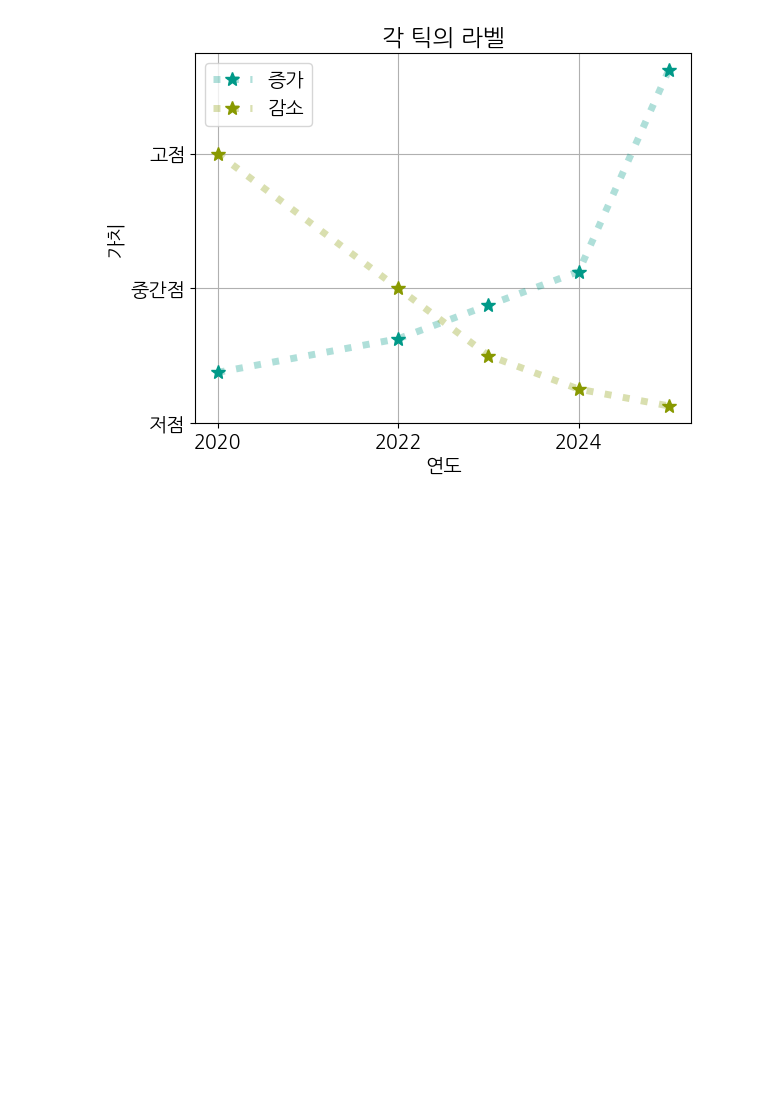
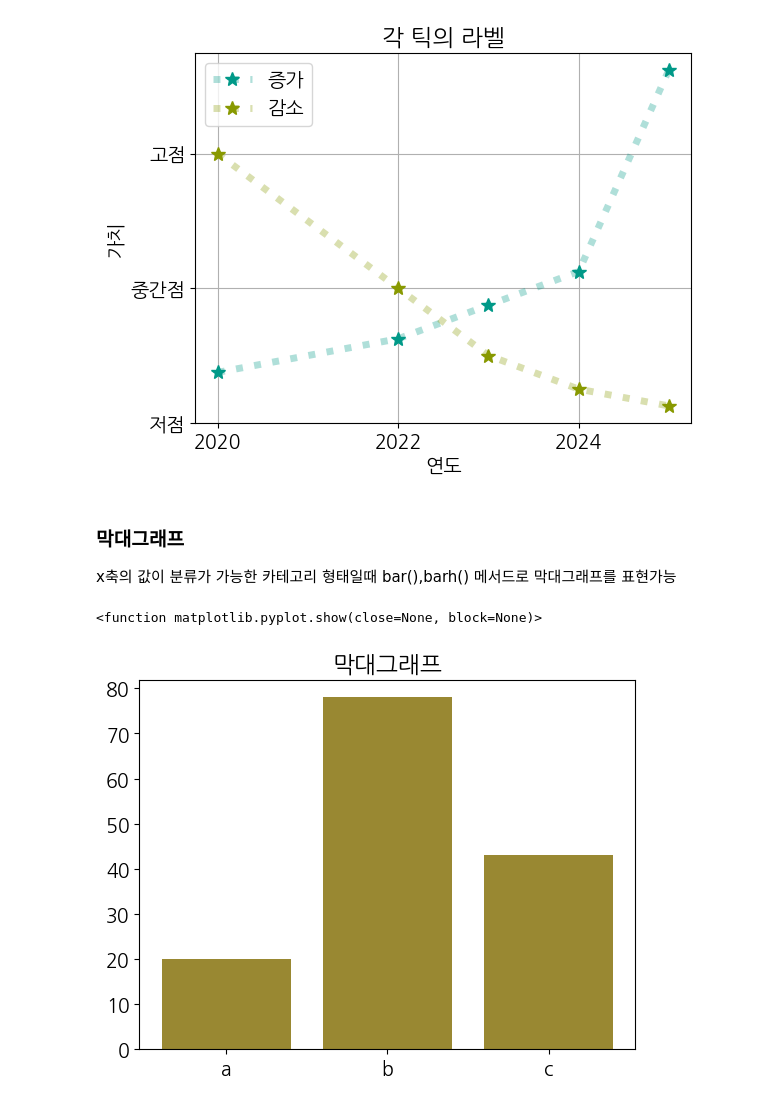
Before and after one commit to jaeheon1995/myPython, a Jupyter notebook: visualize-data.ipynb, the cells around one changed output. Saved outputs shown, nothing was run; the diff lists cells and outputs as text; code cells hidden in the pictures; blank space fills up the shorter version.

```diff
--- a/visualize-data.ipynb
+++ b/visualize-data.ipynb
@@ -213,3 +213,13 @@ plt.show
 # %% [output]
 <function matplotlib.pyplot.show(close=None, block=None)>
 [figure]
+# %% [markdown]
+### 막대그래프
+x축의 값이 분류가 가능한 카테고리 형태일때 bar(),barh() 메서드로 막대그래프를 표현가능
+# %%
+plt.title('막대그래프')
+plt.bar(['a','b','c'],[20,78,43], color ='#998832')
+plt.show
+# %% [output]
+<function matplotlib.pyplot.show(close=None, block=None)>
+[figure, added]
```
Also changed, not shown: parts of 13 cells of this notebook.
